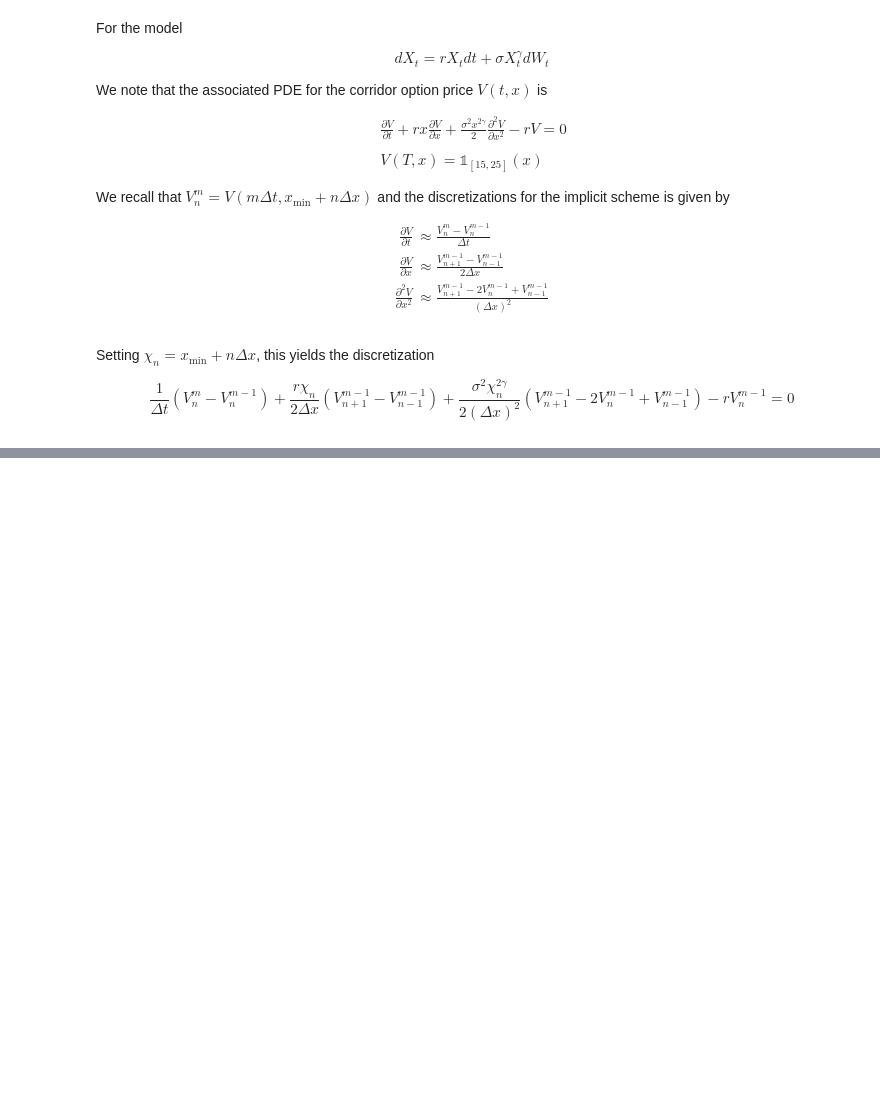
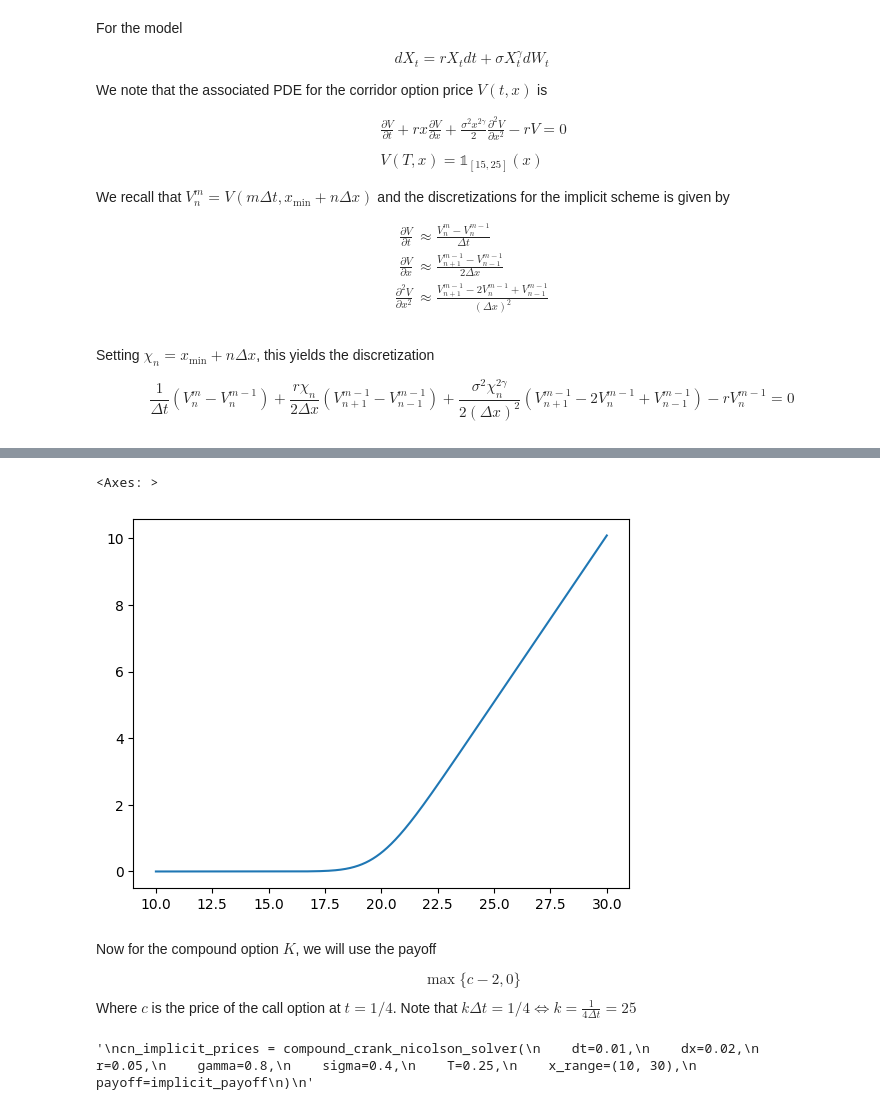
Before and after one commit to DanLeEpicMan/PSTAT-223C, a Jupyter notebook: hw2/hw2.ipynb, the cells around one changed output, grey strips where cells are left out. Drawn from its saved outputs; the diff is of its cells as text; code cells hidden in the pictures; blank space fills up the shorter version.

```diff
--- a/hw2/hw2.ipynb
+++ b/hw2/hw2.ipynb
@@ -130,0 +418,69 @@ Option Price at t=0, x=20: $0.7661
+# %%
+payoff = np.linspace(10, 30, 1001) - 20
+payoff[payoff < 0] = 0
+
+implicit_call_prices = compound_implicit_solver(
+    dt=0.01,
+    dx=0.02,
+    r=0.05,
+    gamma=0.8,
+    sigma=0.4,
+    T=0.5,
+    x_range=(10, 30),
+    payoff=payoff
+)
+
+cn_call_prices = compound_crank_nicolson_solver(
+    dt=0.01,
+    dx=0.02,
+    r=0.05,
+    gamma=0.8,
+    sigma=0.4,
+    T=0.5,
+    x_range=(10, 30),
+    payoff=payoff
+)
+# %%
+sns.lineplot(x=np.linspace(10, 30, 1001), y=implicit_call_prices[:, 40])
+# %% [output]
+<Axes: >
+[figure, added]
+# %% [markdown]
+Now for the compound option $K$, we will use the payoff
+
+$$
+    \max\{c - 2, 0\}
+$$
+Where $c$ is the price of the call option at $t = 1/4$. Note that $k\Delta t = 1/4 \iff k = \frac{1}{4\Delta t} = 25$
+# %%
+implicit_payoff = implicit_call_prices[:, 24] - 2
+implicit_payoff[implicit_payoff < 0] = 0
+
+cn_payoff = cn_call_prices[:, 24] - 2
+cn_payoff[cn_payoff < 0] = 0
+
+compound_implicit_prices = compound_implicit_solver(
+    dt=0.01,
+    dx=0.02,
+    r=0.05,
+    gamma=0.8,
+    sigma=0.4,
+    T=0.25,
+    x_range=(10, 30),
+    payoff=implicit_payoff
+)
+
+'''
+cn_implicit_prices = compound_crank_nicolson_solver(
+    dt=0.01,
+    dx=0.02,
+    r=0.05,
+    gamma=0.8,
+    sigma=0.4,
+    T=0.25,
+    x_range=(10, 30),
+    payoff=cn_payoff
+)
+'''
+# %% [output]
+'\ncn_implicit_prices = compound_crank_nicolson_solver(\n    dt=0.01,\n    dx=0.02,\n    r=0.05,\n    gamma=0.8,\n    sigma=0.4,\n    T=0.25,\n    x_range=(10, 30),\n    payoff=implicit_payoff\n)\n'
```
Also changed, not shown: parts of 19 cells of this notebook, 1 other file.
